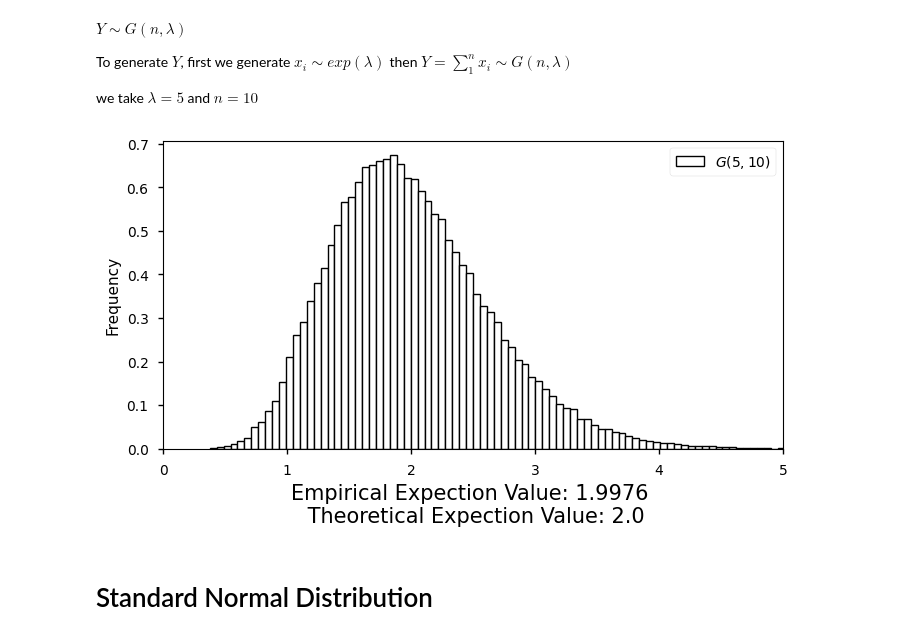
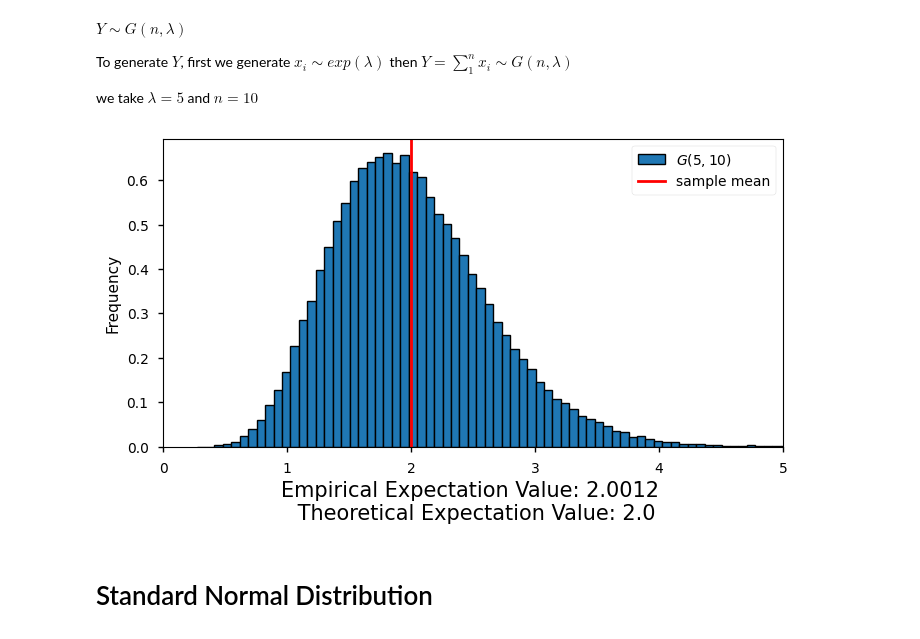
Before and after one commit to AzmainBiswas/Monte_Carlo, a Jupyter notebook: Generating Random Variable/Continuous.ipynb, the cells around one changed output. Drawn from its saved outputs; the diff is of its cells as text; code cells hidden in the pictures.

```diff
--- a/Generating Random Variable/Continuous.ipynb
+++ b/Generating Random Variable/Continuous.ipynb
@@ -99,37 +99,37 @@ def Gamma_RV(n, lam):
     Us = np.random.uniform(size=n)
     Exp_rv = -np.log(Us) / lam
     return Exp_rv.sum()
 
 
 Gamma_variabels = []
 for _ in range(Number_Of_Simulation):
     Gamma_variabels.append(Gamma_RV(N, LAM))
 
 gamma_expection = sum(Gamma_variabels) / len(Gamma_variabels)
 
 x = np.linspace(0, 6, 100000)
 plt.figure(figsize=(8, 4))
 # plt.plot(x, Gamma_dis(x, N, LAM), color="red", label="$f(x)$")
 plt.hist(
     Gamma_variabels,
-    color='white',
+    # color='white',
     edgecolor="black",
     density="norm",
     linewidth=1,
     bins=100,
     label=r"$G(5,10)$",
 )
-# plt.axvline(gamma_expection, color="r", linewidth=2,label='sample mean')
+plt.axvline(gamma_expection, color="r", linewidth=2,label='sample mean')
 plt.xlabel(
-    f"Empirical Expection Value: {gamma_expection:.4f} \n Theoretical Expection Value: {N/LAM}",
+    f"Empirical Expectation Value: {gamma_expection:.4f} \n Theoretical Expectation Value: {N/LAM}",
     fontsize=15,
 )
 plt.ylabel('Frequency')
 plt.xlim([0, 5])
 plt.legend()
 plt.show()
 # %% [output]
-[figure, old version]
+[figure, new version]
 # %% [markdown]
 # Standard Normal Distribution
 # %% [markdown]
```
Also changed, not shown: parts of 4 cells of this notebook, 2 other files.
